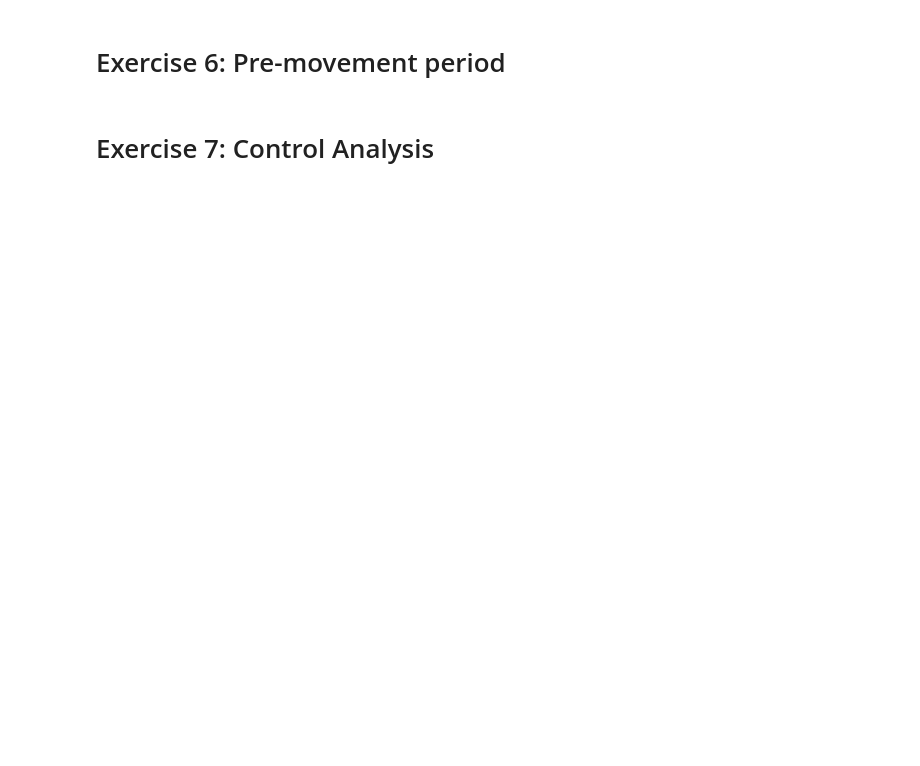
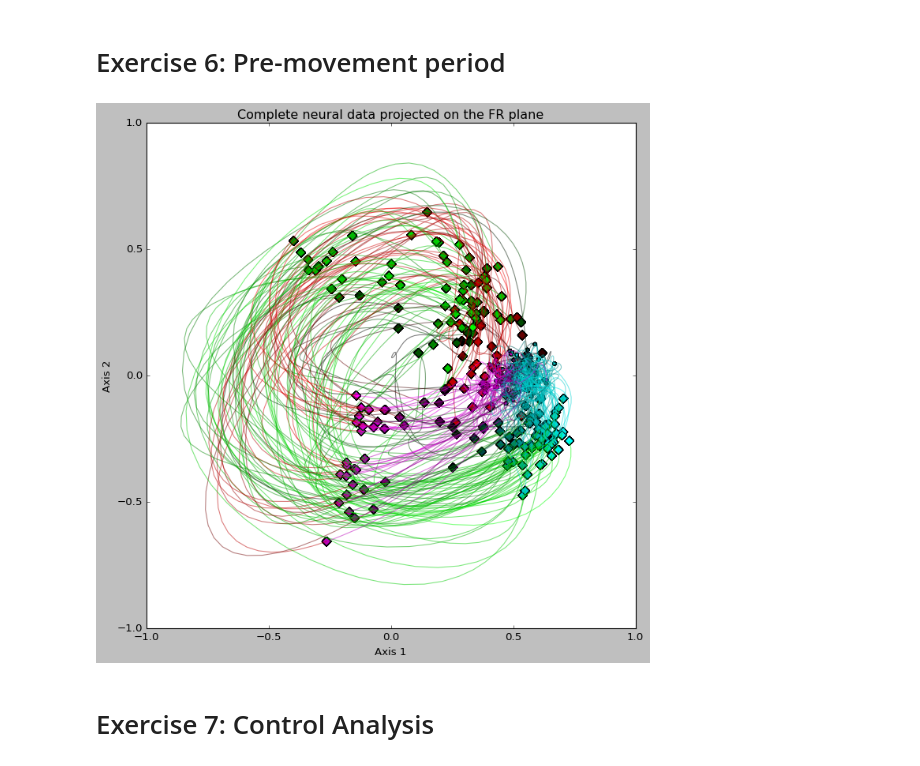
Before and after one commit to ofs416/Brain_Machine_Interfaces, a Jupyter notebook: Coursework_1/code.ipynb, the cells around one changed output. Cells and saved outputs as stored; diff of their text form; code cells hidden in the pictures; blank space fills up the shorter version.

```diff
--- a/Coursework_1/code.ipynb
+++ b/Coursework_1/code.ipynb
@@ -309,24 +363,26 @@ Projection_FR_pre = np.tensordot(P_FR, Z_pre, axes=([1], [0]))
 # %%
 plt.figure(figsize=(10, 10))
 data = Projection_FR
 colors = get_colors(data[0, :, 0], data[1, :, 0], alt_colors=False)
 for cond in range(0, data.shape[1]):
     plt.plot(data[0, cond, :], data[1, cond, :], label = 'C = '+str(cond), color=colors[cond], alpha=0.5)
     plot_start(data[0, :, 0], data[1, :, 0], colors, markersize=50, ax=None)
     plot_end(data[0, :, -1], data[1, :, -1], colors, markersize=50, ax=None)
 
 data = Projection_FR_pre
 colors = get_colors(data[0, :, -1], data[1, :, -1], alt_colors=True)
 for cond in range(0, data.shape[1]):
     plt.plot(data[0, cond, :], data[1, cond, :], label = 'C = '+str(cond), color=colors[cond], alpha=0.5)
     plot_start(data[0, :, 0], data[1, :, 0], colors, markersize=50, ax=None)
     plot_end(data[0, :, -1], data[1, :, -1], colors, markersize=50, ax=None)
 
-plt.title('Z (-800ms to 300ms) projected on the FR plane')
+plt.title('Complete neural data projected on the FR plane')
 plt.xlabel(f'Axis 1')
 plt.ylabel(f'Axis 2')
 
 plt.show()
+# %% [output]
+[figure, added]
 # %% [markdown]
 # Exercise 7: Control Analysis
 # %%
```
Also changed, not shown: parts of 23 cells of this notebook, 8 other files.
